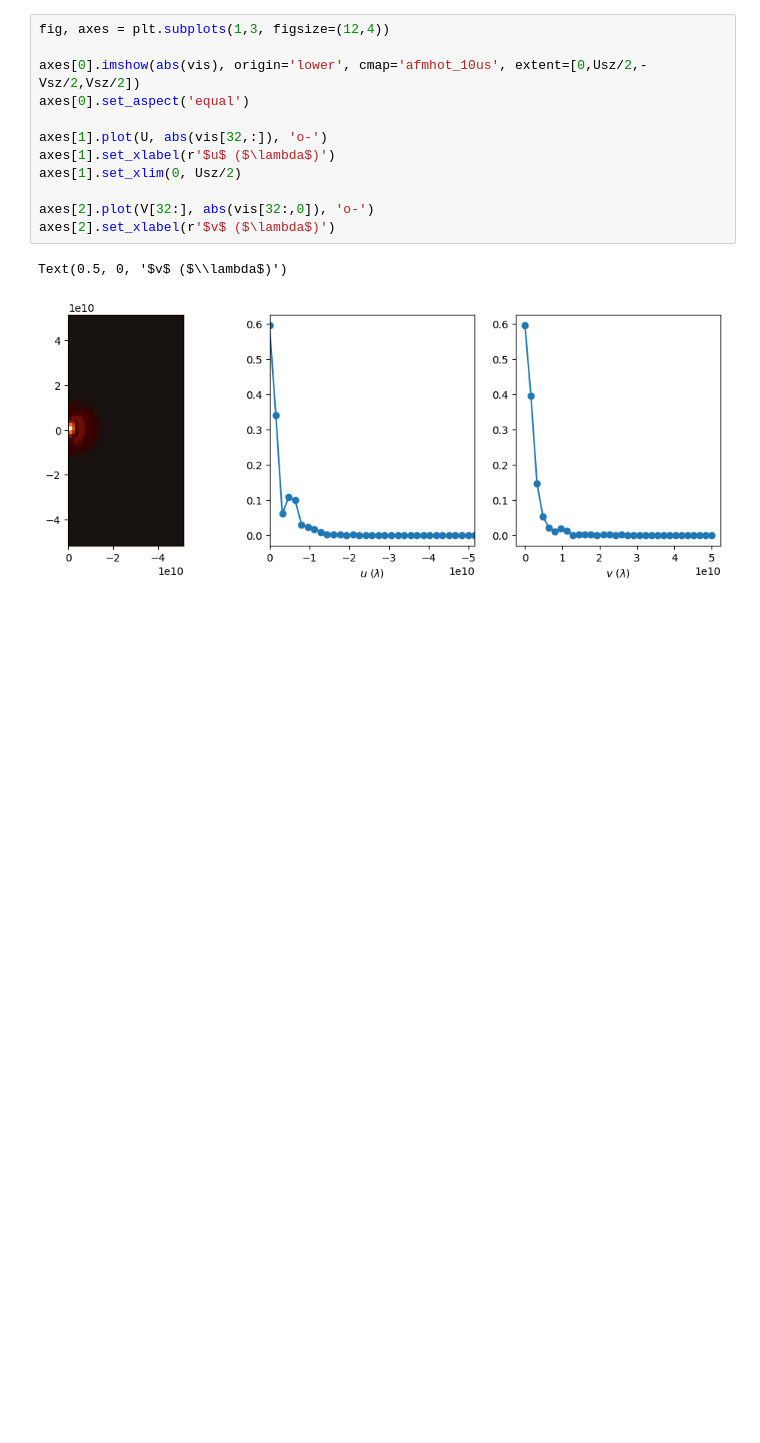
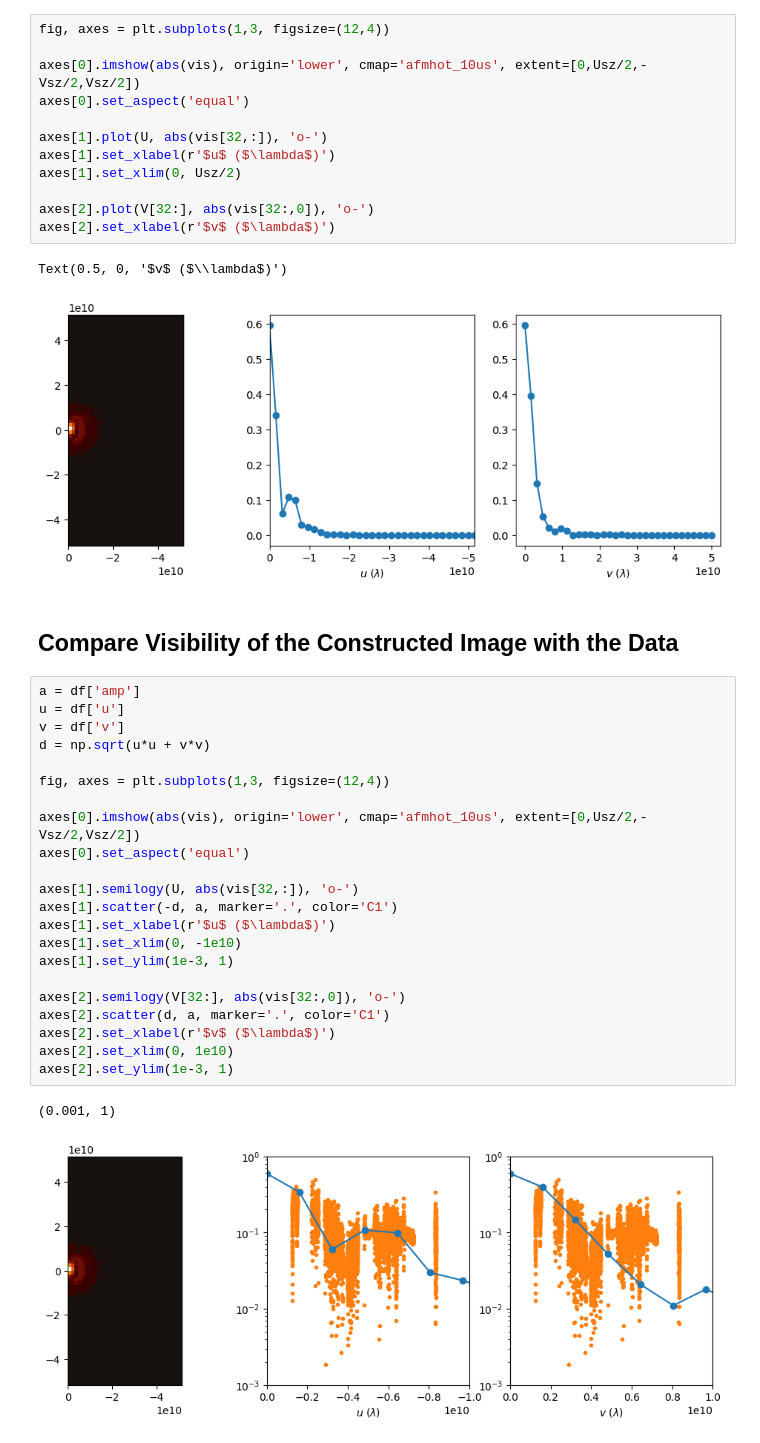
Before and after one commit to rndsrc/img, a Jupyter notebook: img.ipynb, the cells around one changed output. Drawn from its saved outputs; the diff is of its cells as text; blank space fills up the shorter version.

Commit message:
Compare visibility of the constructed image with the data

```diff
--- a/img.ipynb
+++ b/img.ipynb
@@ -170,3 +170,30 @@ axes[2].set_xlabel(r'$v$ ($\lambda$)')
 # %% [output]
 Text(0.5, 0, '$v$ ($\\lambda$)')
 [figure]
+# %% [markdown]
+## Compare Visibility of the Constructed Image with the Data
+# %%
+a = df['amp']
+u = df['u']
+v = df['v']
+d = np.sqrt(u*u + v*v)
+
+fig, axes = plt.subplots(1,3, figsize=(12,4))
+
+axes[0].imshow(abs(vis), origin='lower', cmap='afmhot_10us', extent=[0,Usz/2,-Vsz/2,Vsz/2])
+axes[0].set_aspect('equal')
+
+axes[1].semilogy(U, abs(vis[32,:]), 'o-')
+axes[1].scatter(-d, a, marker='.', color='C1')
+axes[1].set_xlabel(r'$u$ ($\lambda$)')
+axes[1].set_xlim(0, -1e10)
+axes[1].set_ylim(1e-3, 1)
+
+axes[2].semilogy(V[32:], abs(vis[32:,0]), 'o-')
+axes[2].scatter(d, a, marker='.', color='C1')
+axes[2].set_xlabel(r'$v$ ($\lambda$)')
+axes[2].set_xlim(0, 1e10)
+axes[2].set_ylim(1e-3, 1)
+# %% [output]
+(0.001, 1)
+[figure, added]
```
